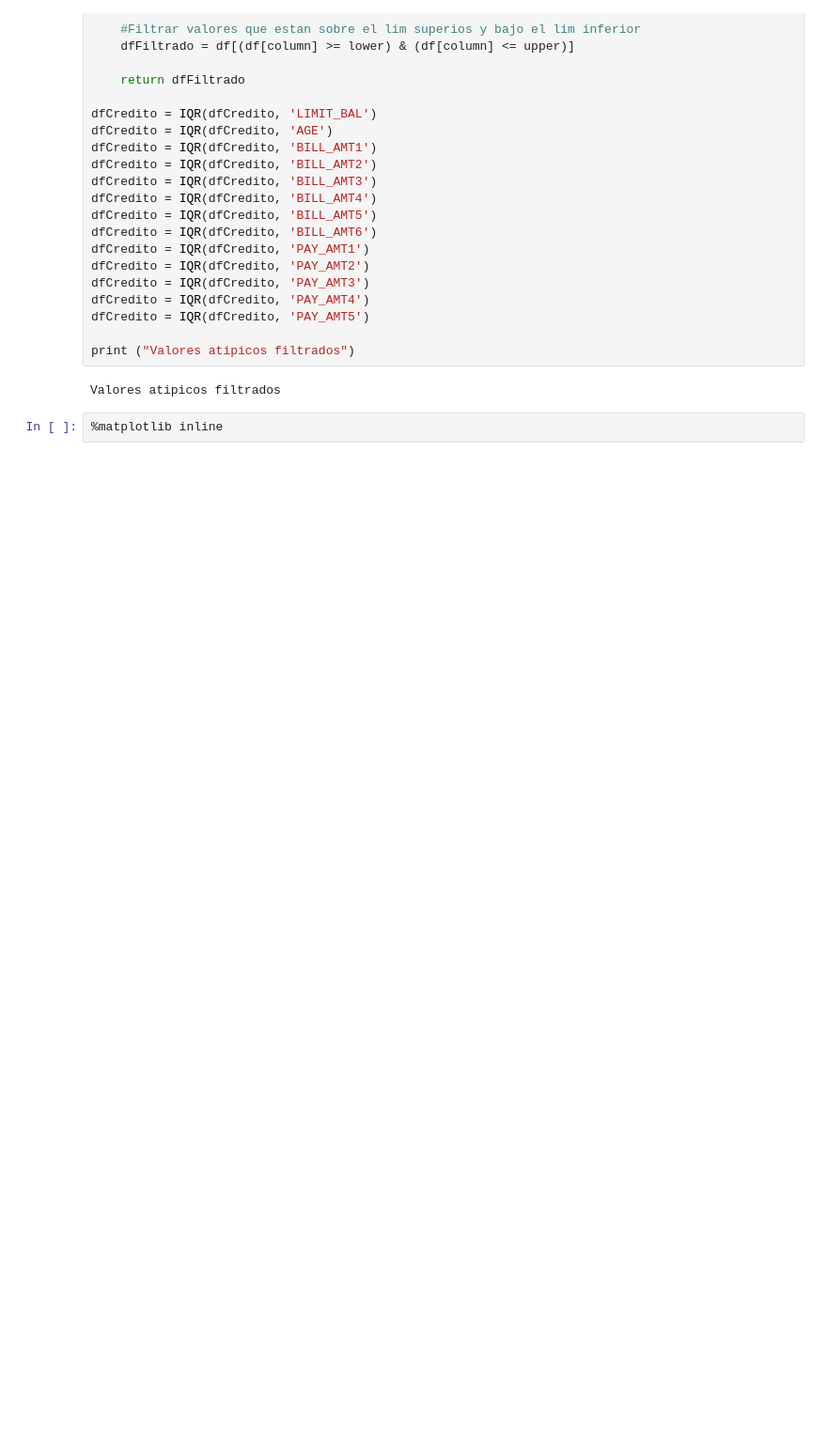
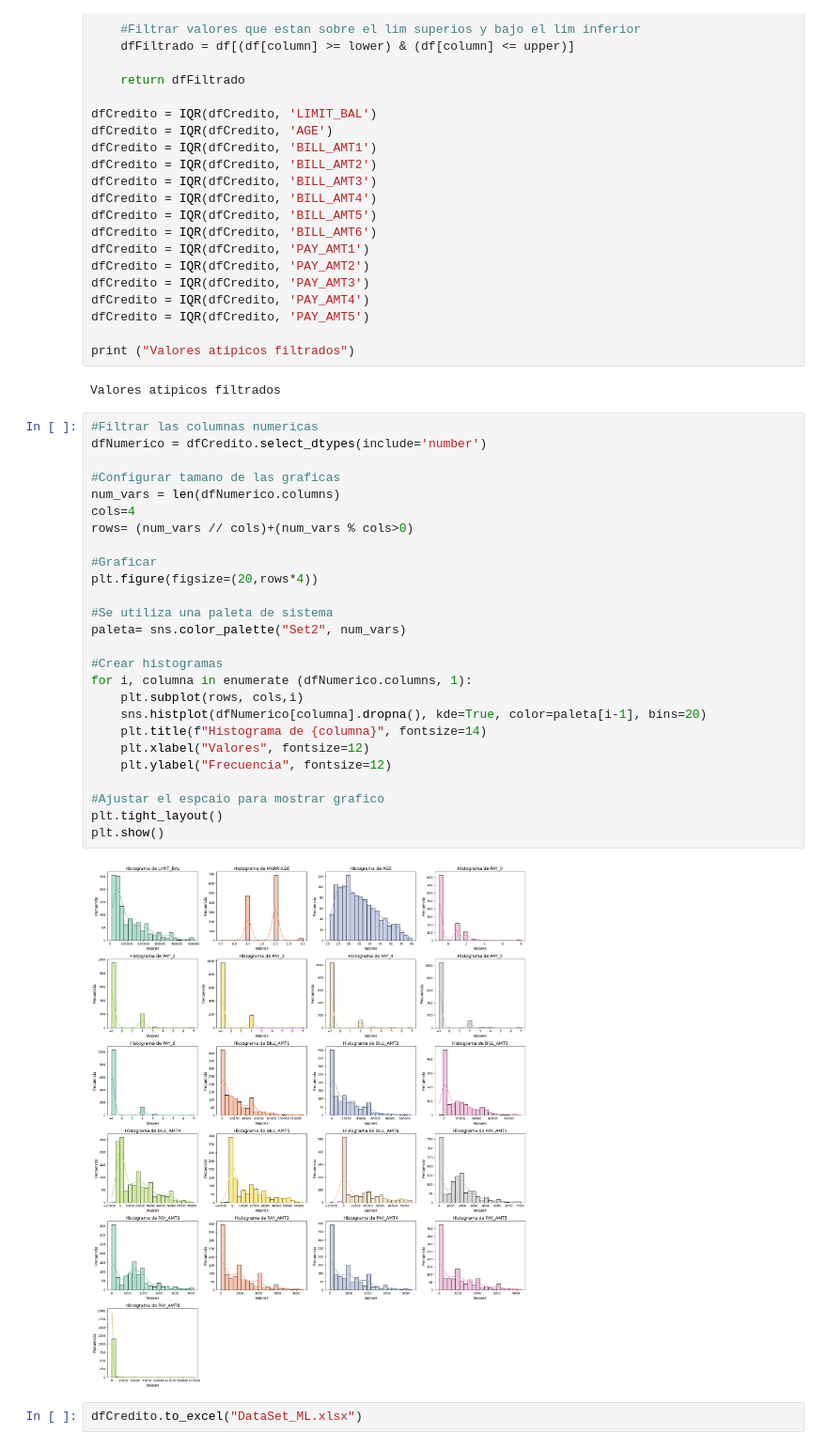
Before and after one commit to karina-salazar12/Analisis-Datos, a Jupyter notebook: EDA_BANCOUNO.ipynb, the cells around one changed output. Shown at 94% size. Saved outputs shown, nothing was run; the diff lists cells and outputs as text; blank space fills up the shorter version.

```diff
--- a/EDA_BANCOUNO.ipynb
+++ b/EDA_BANCOUNO.ipynb
@@ -132,5 +124,33 @@ dfCredito = IQR(dfCredito, 'PAY_AMT5')
 print ("Valores atipicos filtrados")
 # %% [output]
 Valores atipicos filtrados
+# %%
+#Filtrar las columnas numericas
+dfNumerico = dfCredito.select_dtypes(include='number')
+
+#Configurar tamano de las graficas
+num_vars = len(dfNumerico.columns)
+cols=4
+rows= (num_vars // cols)+(num_vars % cols>0)
+
+#Graficar
+plt.figure(figsize=(20,rows*4))
+
+#Se utiliza una paleta de sistema
+paleta= sns.color_palette("Set2", num_vars)
+
+#Crear histogramas
+for i, columna in enumerate (dfNumerico.columns, 1):
+    plt.subplot(rows, cols,i)
+    sns.histplot(dfNumerico[columna].dropna(), kde=True, color=paleta[i-1], bins=20)
+    plt.title(f"Histograma de {columna}", fontsize=14)
+    plt.xlabel("Valores", fontsize=12)
+    plt.ylabel("Frecuencia", fontsize=12)
+
+#Ajustar el espcaio para mostrar grafico
+plt.tight_layout()
+plt.show()
+# %% [output]
+[figure, added]
 # %%
-%matplotlib inline
+dfCredito.to_excel("DataSet_ML.xlsx")
```
Also changed, not shown: parts of 5 cells of this notebook.
